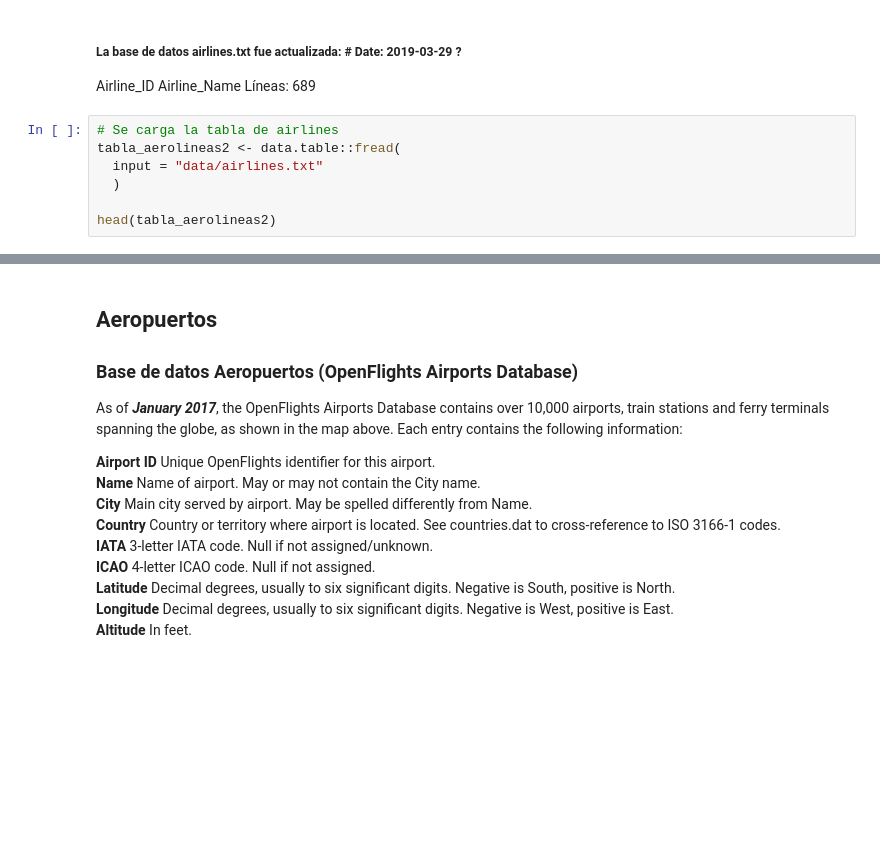
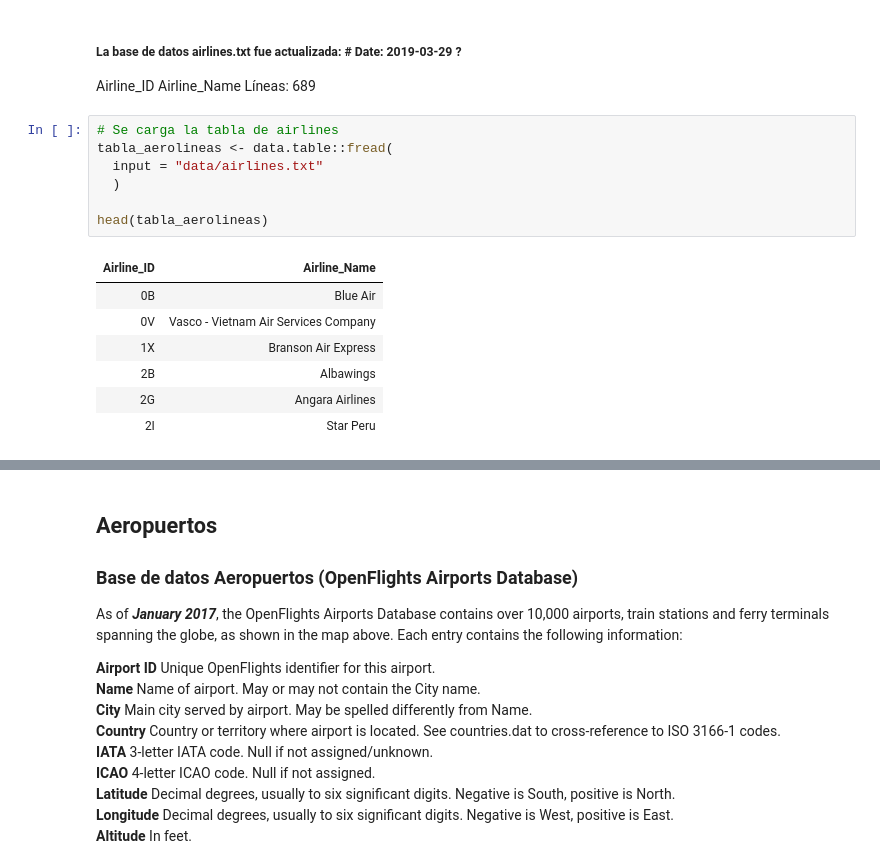
Before and after one commit to Yuriyama/Proyecto_aerolineas, a Jupyter notebook: Code/Procesamiento_datos.ipynb, the cells around one changed output, grey strips where cells are left out. Drawn from its saved outputs; the diff is of its cells as text; blank space fills up the shorter version.

```diff
--- a/Code/Procesamiento_datos.ipynb
+++ b/Code/Procesamiento_datos.ipynb
@@ -154,8 +154,16 @@ Airline_ID	Airline_Name
 Líneas: 689
 # %%
 # Se carga la tabla de airlines
-tabla_aerolineas2 <- data.table::fread(
+tabla_aerolineas <- data.table::fread(
   input = "data/airlines.txt"
   )
 
-head(tabla_aerolineas2)
+head(tabla_aerolineas)
+# %% [output]
+| Airline_ID | Airline_Name |
+| 0B | Blue Air |
+| 0V | Vasco - Vietnam Air Services Company |
+| 1X | Branson Air Express |
+| 2B | Albawings |
+| 2G | Angara Airlines |
+| 2I | Star Peru |
```
Also changed, not shown: parts of 136 cells of this notebook, 2 other files.
